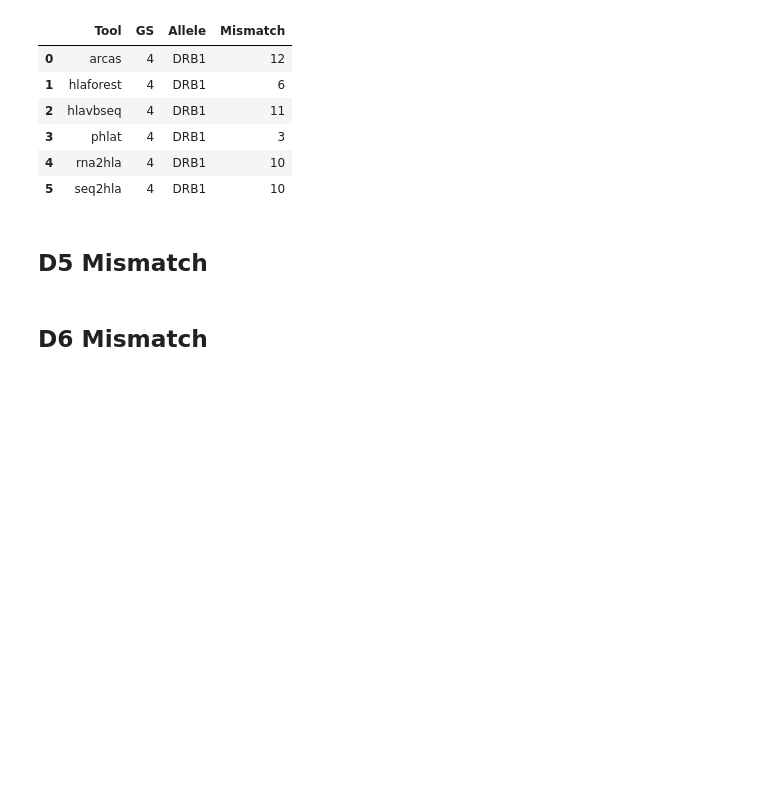
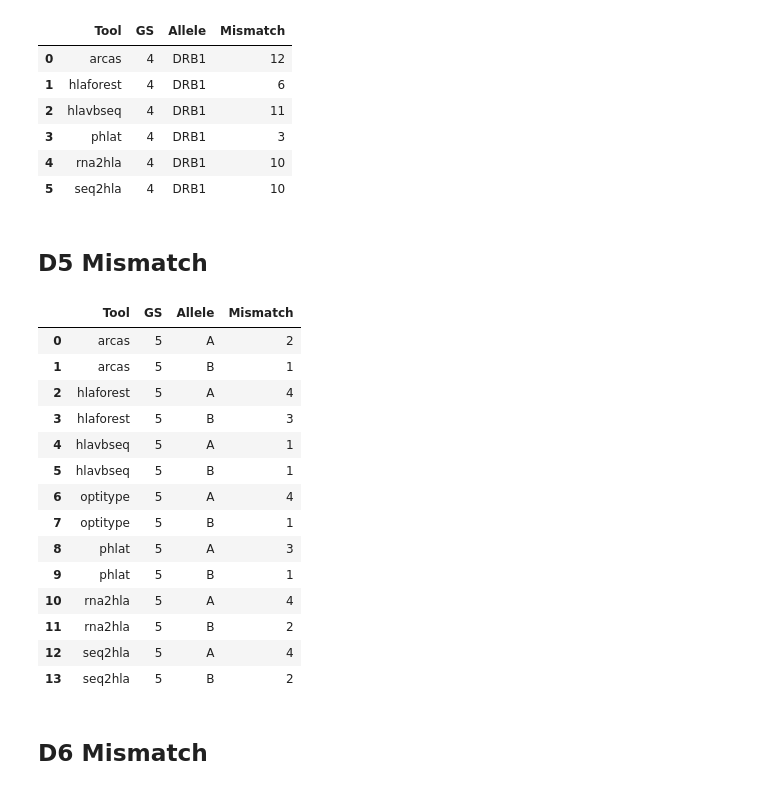
Before and after one commit to ydottie/hlaproject, a Jupyter notebook: notebooks/misreads_d3.ipynb, the cells around one changed output. Saved outputs shown, nothing was run; the diff lists cells and outputs as text; code cells hidden in the pictures; blank space fills up the shorter version.

```diff
--- a/notebooks/misreads_d3.ipynb
+++ b/notebooks/misreads_d3.ipynb
@@ -142,5 +364,27 @@ d4
 | 5 | seq2hla | 4 | DRB1 | 10 |
 # %% [markdown]
 ## D5 Mismatch
+# %%
+tool_list=["arcas","hlaforest","hlavbseq","optitype","phlat","rna2hla","seq2hla"]
+gs_list=["5"]
+allele_list=["A","B"]
+d5=mismatch_df(tool_list,gs_list,allele_list)
+d5
+# %% [output]
+|  | Tool | GS | Allele | Mismatch |
+| 0 | arcas | 5 | A | 2 |
+| 1 | arcas | 5 | B | 1 |
+| 2 | hlaforest | 5 | A | 4 |
+| 3 | hlaforest | 5 | B | 3 |
+| 4 | hlavbseq | 5 | A | 1 |
+| 5 | hlavbseq | 5 | B | 1 |
+| 6 | optitype | 5 | A | 4 |
+| 7 | optitype | 5 | B | 1 |
+| 8 | phlat | 5 | A | 3 |
+| 9 | phlat | 5 | B | 1 |
+| 10 | rna2hla | 5 | A | 4 |
+| 11 | rna2hla | 5 | B | 2 |
+| 12 | seq2hla | 5 | A | 4 |
+| 13 | seq2hla | 5 | B | 2 |
 # %% [markdown]
 ## D6 Mismatch
```
Also changed, not shown: parts of 19 cells of this notebook, 1 other file.
